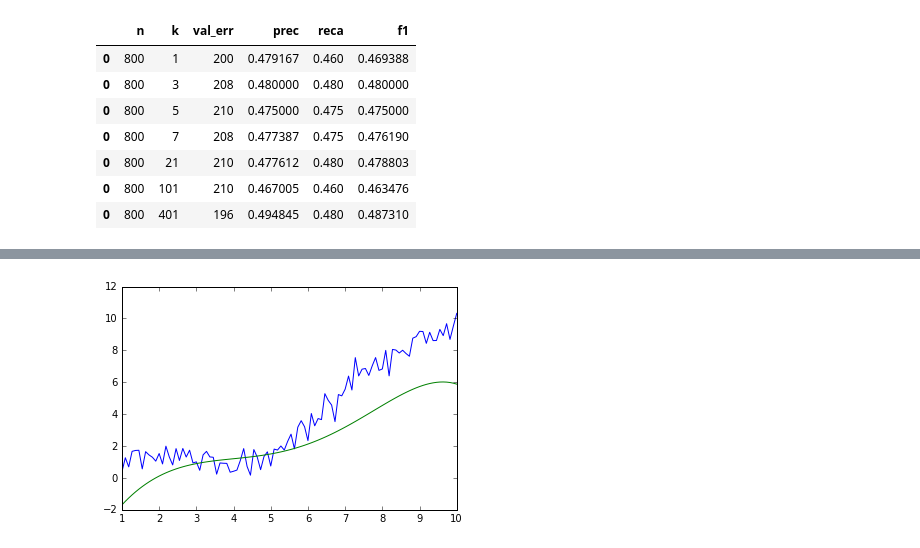
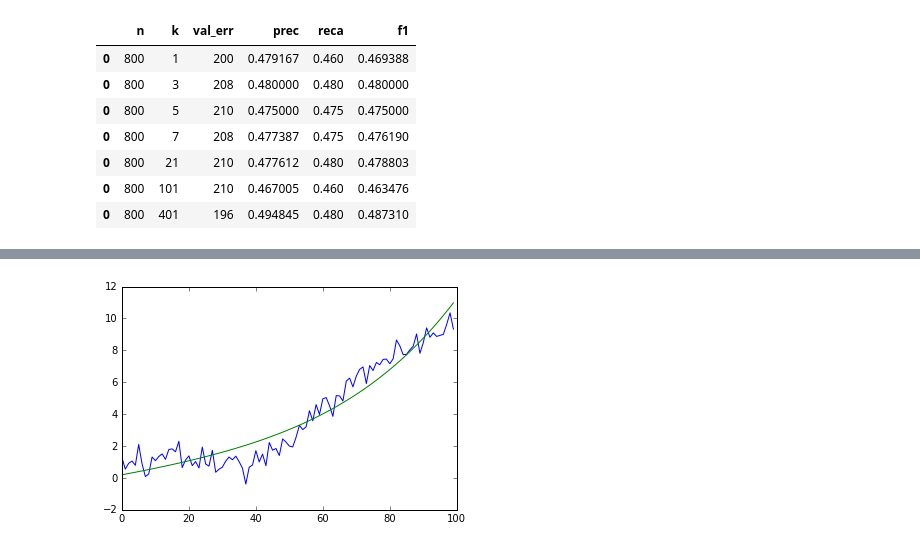
Before and after one commit to abadila/ece521_assignment, a Jupyter notebook: Assignment_1.ipynb, the cells around one changed output, grey strips where cells are left out. Saved outputs shown, nothing was run; the diff lists cells and outputs as text; code cells hidden in the pictures.

```diff
--- a/Assignment_1.ipynb
+++ b/Assignment_1.ipynb
@@ -169,33 +162,36 @@ train_std[0] = np.std(train_x_1)
 train_std[1] = np.std(train_x_2)
 train_std[2] = np.std(train_x_3)
 train_std[3] = np.std(train_x_4)
 train_std[4] = np.std(train_x_5)
 
 train_x_1_n = [(x-train_mean[0])/train_std[0] for x in train_x_1]
 train_x_2_n = [(x-train_mean[1])/train_std[1] for x in train_x_2]
 train_x_3_n = [(x-train_mean[2])/train_std[2] for x in train_x_3]
 train_x_4_n = [(x-train_mean[3])/train_std[3] for x in train_x_4]
 train_x_5_n = [(x-train_mean[4])/train_std[4] for x in train_x_5]
 
 train_x = np.zeros((100,5))
 
 train_x[:, 0] = train_x_1_n
 train_x[:, 1] = train_x_2_n
 train_x[:, 2] = train_x_3_n
 train_x[:, 3] = train_x_4_n
 train_x[:, 4] = train_x_5_n
 
 train_y = np.sin( train_x_1 ) + np.power ( train_x_1 , 2) * 0.1 + np.random .randn (100 , 1) * 0.5
 eta = 0.001
-plt.plot(train_x_1, train_y)
+plt.plot(range(0,len(train_y)), train_y)
+
+eta =  0.05
 w = gradient_descent(train_x, train_y, eta)
 train_y_p = np.zeros(100)
+
 for i in range(0, 100):
     train_y_p[i] = w[0]
     for j in range(1, 6):
         train_y_p[i] = train_y_p[i] + w[j] * ((train_x_1[i] ** j - train_mean[j-1])/train_std[j-1])
 
-plt.plot(train_x_1, train_y_p)
+plt.plot(range(0,len(train_y)), train_y_p)
 plt.show()
 # %% [output]
-[figure, old version]
+[figure, new version]
```
Also changed, not shown: parts of 43 cells of this notebook.
